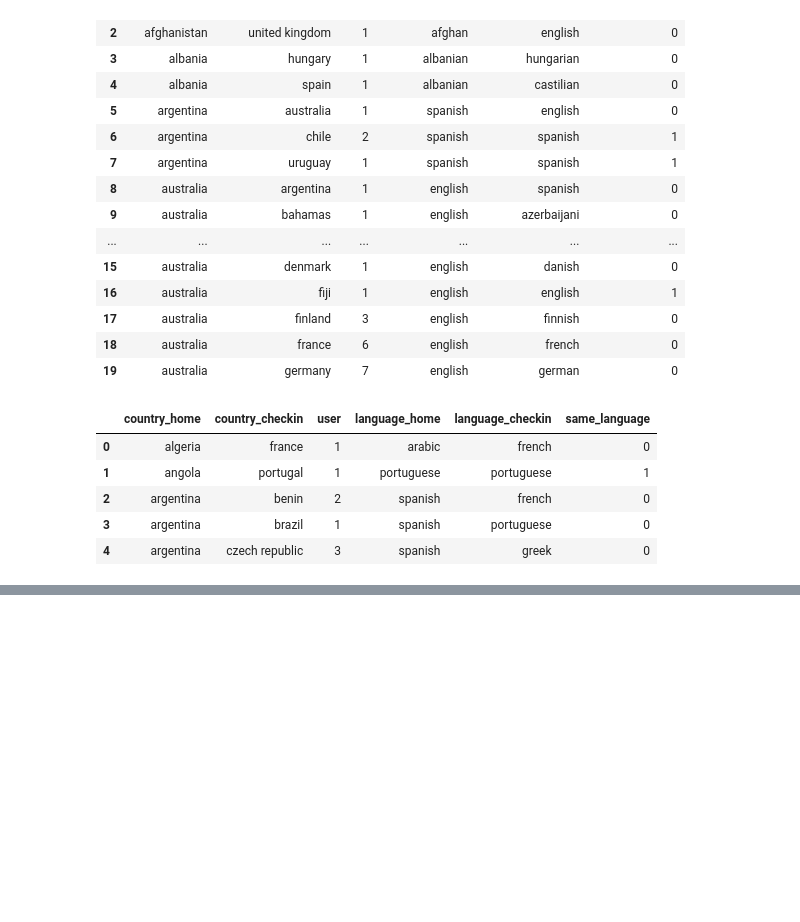
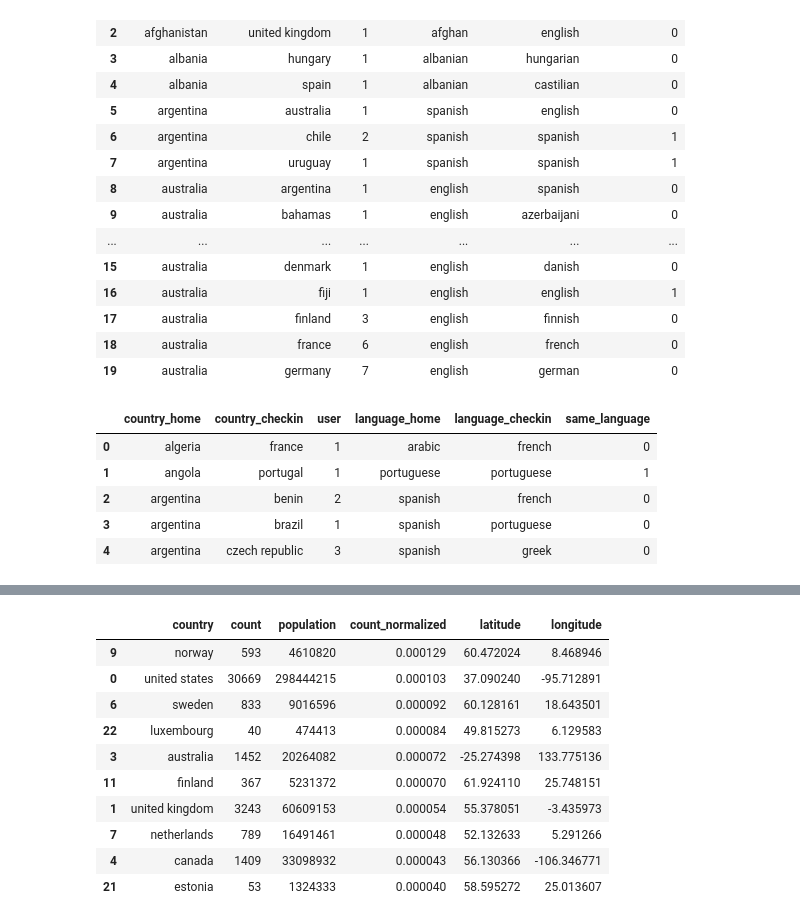
Before and after one commit to epfl-ada/ada-2020-project-milestone-p3-p3_runtime-error, a Jupyter notebook: creative_extension_brouillon.ipynb, the cells around one changed output, grey strips where cells are left out. Cells and saved outputs as stored; diff of their text form; code cells hidden in the pictures; blank space fills up the shorter version.

```diff
--- a/creative_extension_brouillon.ipynb
+++ b/creative_extension_brouillon.ipynb
@@ -510,0 +616,7 @@ brightkite_trips.head()
+# %%
+CENTROIDS = DATA_FOLDER+"centroids.xlsx"
+centroids= pd.read_excel(CENTROIDS)
+# %%
+centroids=centroids.drop('country',axis=1)
+centroids['name']=centroids.name.str.lower()
+centroids.head()
@@ -510,0 +630,15 @@ brightkite_trips.head()
+# %%
+b_countries_graph=brightkite_countries.merge(centroids, left_on='country', right_on='name').drop('name',axis=1)
+b_countries_graph.sort_values('count_normalized',ascending=False).head(10)
+# %% [output]
+|  | country | count | population | count_normalized | latitude | longitude |
+| 9 | norway | 593 | 4610820 | 0.000129 | 60.472024 | 8.468946 |
+| 0 | united states | 30669 | 298444215 | 0.000103 | 37.090240 | -95.712891 |
+| 6 | sweden | 833 | 9016596 | 0.000092 | 60.128161 | 18.643501 |
+| 22 | luxembourg | 40 | 474413 | 0.000084 | 49.815273 | 6.129583 |
+| 3 | australia | 1452 | 20264082 | 0.000072 | -25.274398 | 133.775136 |
+| 11 | finland | 367 | 5231372 | 0.000070 | 61.924110 | 25.748151 |
+| 1 | united kingdom | 3243 | 60609153 | 0.000054 | 55.378051 | -3.435973 |
+| 7 | netherlands | 789 | 16491461 | 0.000048 | 52.132633 | 5.291266 |
+| 4 | canada | 1409 | 33098932 | 0.000043 | 56.130366 | -106.346771 |
+| 21 | estonia | 53 | 1324333 | 0.000040 | 58.595272 | 25.013607 |
```
Also changed, not shown: parts of 19 cells of this notebook.
